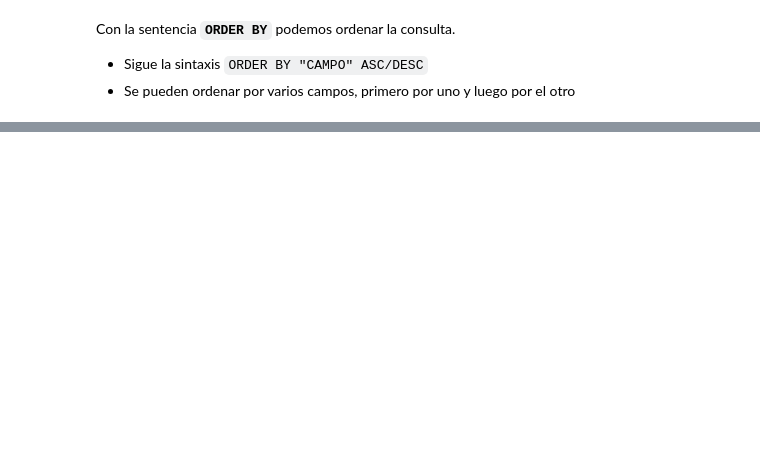
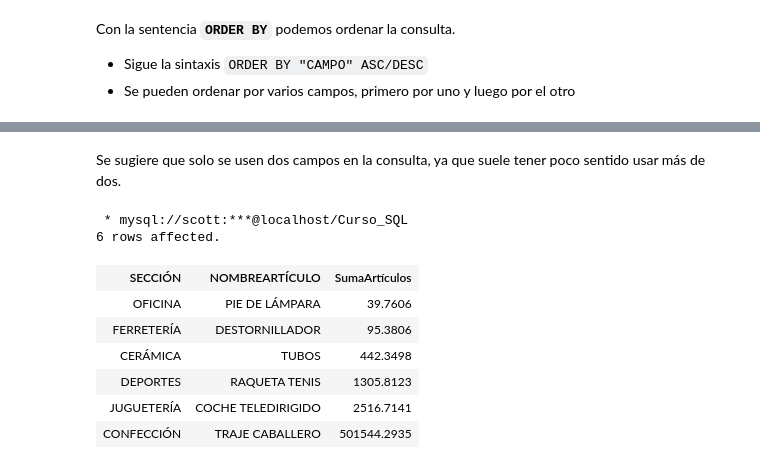
Before and after one commit to Herraiz/CursoSQL, a Jupyter notebook: CursoSQL.ipynb, the cells around one changed output, grey strips where cells are left out. Drawn from its saved outputs; the diff is of its cells as text; code cells hidden in the pictures; blank space fills up the shorter version.

```diff
--- a/CursoSQL.ipynb
+++ b/CursoSQL.ipynb
@@ -153,0 +208,19 @@ ORDER BY SECCIÓN, PAÍSDEORIGEN, PRECIO DESC
+# %% [markdown]
+Se sugiere que solo se usen dos campos en la consulta, ya que suele tener poco sentido usar más de dos.
+# %%
+%%sql
+
+SELECT SECCIÓN, NOMBREARTÍCULO, SUM(PRECIO) as SumaArtículos
+FROM PRODUCTOS
+GROUP BY SECCIÓN
+ORDER BY SumaArtículos
+# %% [output]
+ * mysql://scott:***@localhost/Curso_SQL
+6 rows affected.
+| SECCIÓN | NOMBREARTÍCULO | SumaArtículos |
+| OFICINA | PIE DE LÁMPARA | 39.7606 |
+| FERRETERÍA | DESTORNILLADOR | 95.3806 |
+| CERÁMICA | TUBOS | 442.3498 |
+| DEPORTES | RAQUETA TENIS | 1305.8123 |
+| JUGUETERÍA | COCHE TELEDIRIGIDO | 2516.7141 |
+| CONFECCIÓN | TRAJE CABALLERO | 501544.2935 |
```
Also changed, not shown: parts of 13 cells of this notebook.
